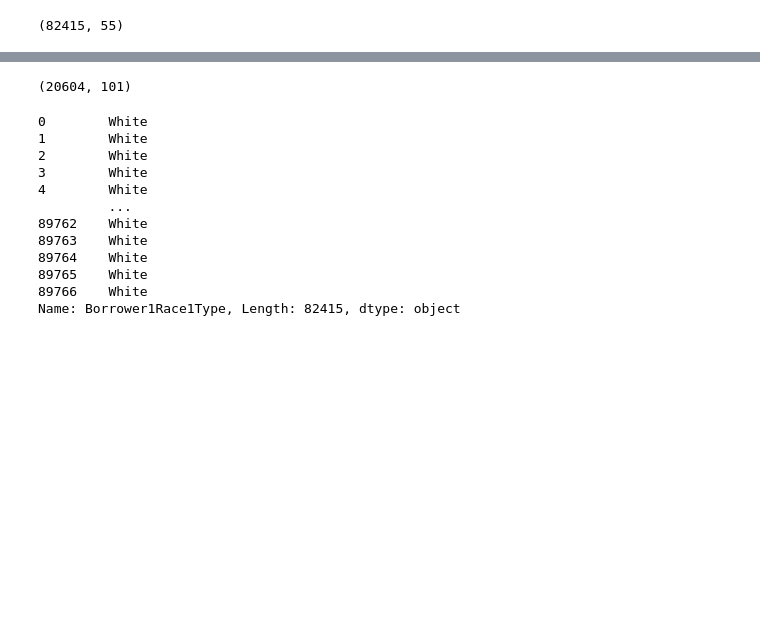
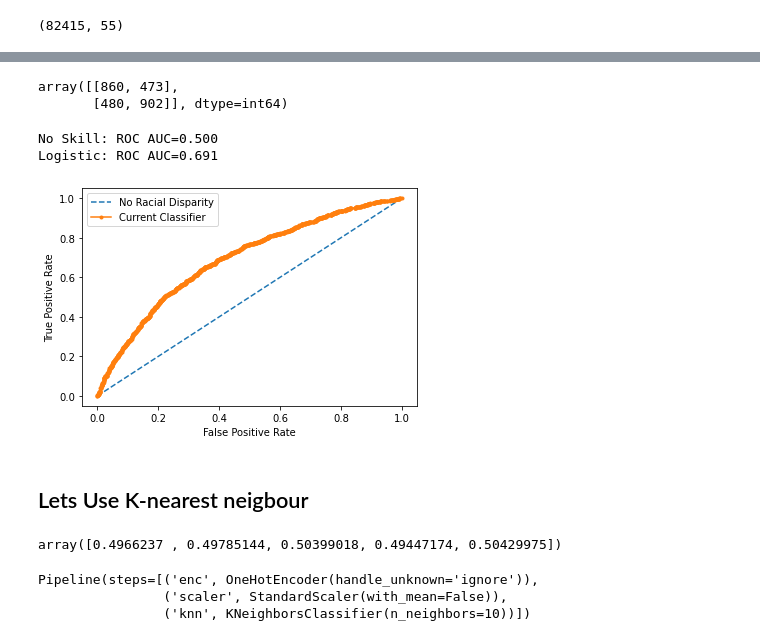
Before and after one commit to syadav12-hawk/check_mortgage_loan_disparity, a Jupyter notebook: Pre-processing and Modelling.ipynb, the cells around one changed output, grey strips where cells are left out. Cells and saved outputs as stored; diff of their text form; code cells hidden in the pictures; blank space fills up the shorter version.

```diff
--- a/Pre-processing and Modelling.ipynb
+++ b/Pre-processing and Modelling.ipynb
@@ -160,0 +233,3 @@ pipe = Pipeline([('enc',OneHotEncoder()),('scaler', StandardScaler(with_mean=Fal
+# %%
+#Train Test Split
+X_train, X_test, y_train, y_test = train_test_split(X_u_resampled, y_u_resampled,random_state=0)
@@ -160,0 +238,3 @@ pipe = Pipeline([('enc',OneHotEncoder()),('scaler', StandardScaler(with_mean=Fal
+# %%
+#Build Pipline using Logistic Regression
+pipe = Pipeline([('enc',OneHotEncoder(handle_unknown='ignore')),('scaler', StandardScaler(with_mean=False)), ('log_re', LogisticRegression(solver='lbfgs',max_iter=1000))])
@@ -195,2 +252,0 @@ list(X.columns)
-# %%
-X_train, X_test, y_train, y_test = train_test_split(X, y, random_state=42)
@@ -210,19 +252,0 @@ X_test_scaled = scaler.transform(X_test)
-# %%
-X_test_scaled.shape
-# %% [output]
-(20604, 101)
-# %%
-y
-# %% [output]
-0        White
-1        White
-2        White
-3        White
-4        White
-         ...
-89762    White
-89763    White
-89764    White
-89765    White
-89766    White
-Name: Borrower1Race1Type, Length: 82415, dtype: object
@@ -228,0 +259,40 @@ Name: Borrower1Race1Type, Length: 82415, dtype: object
+# %%
+y_pred=pipe.predict(X_test)
+confusion_matrix(y_test,y_pred)
+# %% [output]
+array([[860, 473],
+       [480, 902]], dtype=int64)
+# %%
+def plot_roc_auc(X_test,y_test):
+    ns_probs = [0 for _ in range(len(y_test))]
+    # predict probabilities
+    lr_probs = pipe.predict_proba(X_test)
+    # keep probabilities for the positive outcome only
+    lr_probs = lr_probs[:, 1]
+    # calculate scores
+    ns_auc = roc_auc_score(y_test, ns_probs)
+    lr_auc = roc_auc_score(y_test, lr_probs)
+    # summarize scores
+    print('No Skill: ROC AUC=%.3f' % (ns_auc))
+    print('Logistic: ROC AUC=%.3f' % (lr_auc))
+    # calculate roc curves
+    ns_fpr, ns_tpr, _ = roc_curve(y_test, ns_probs)
+    lr_fpr, lr_tpr, _ = roc_curve(y_test, lr_probs)
+    # plot the roc curve for the model
+    pyplot.plot(ns_fpr, ns_tpr, linestyle='--', label='No Racial Disparity')
+    pyplot.plot(lr_fpr, lr_tpr, marker='.', label='Current Classifier')
+    # axis labels
+    pyplot.xlabel('False Positive Rate')
+    pyplot.ylabel('True Positive Rate')
+    # show the legend
+    pyplot.legend()
+    # show the plot
+    pyplot.show()
+# %%
+plot_roc_auc(X_test,y_test)
+# %% [output]
+No Skill: ROC AUC=0.500
+Logistic: ROC AUC=0.691
+[figure, added]
+# %% [markdown]
+## Lets Use K-nearest neigbour
@@ -228,0 +304,13 @@ Name: Borrower1Race1Type, Length: 82415, dtype: object
+# %%
+#Use cross validation to fit the data
+scores=cross_val_score(pipe, X_train, y_train, cv=5)
+scores
+# %% [output]
+array([0.4966237 , 0.49785144, 0.50399018, 0.49447174, 0.50429975])
+# %%
+#Fit the Pipeline
+pipe.fit(X_train, y_train)
+# %% [output]
+Pipeline(steps=[('enc', OneHotEncoder(handle_unknown='ignore')),
+                ('scaler', StandardScaler(with_mean=False)),
+                ('knn', KNeighborsClassifier(n_neighbors=10))])
```
Also changed, not shown: parts of 82 cells of this notebook, 2 other files.
